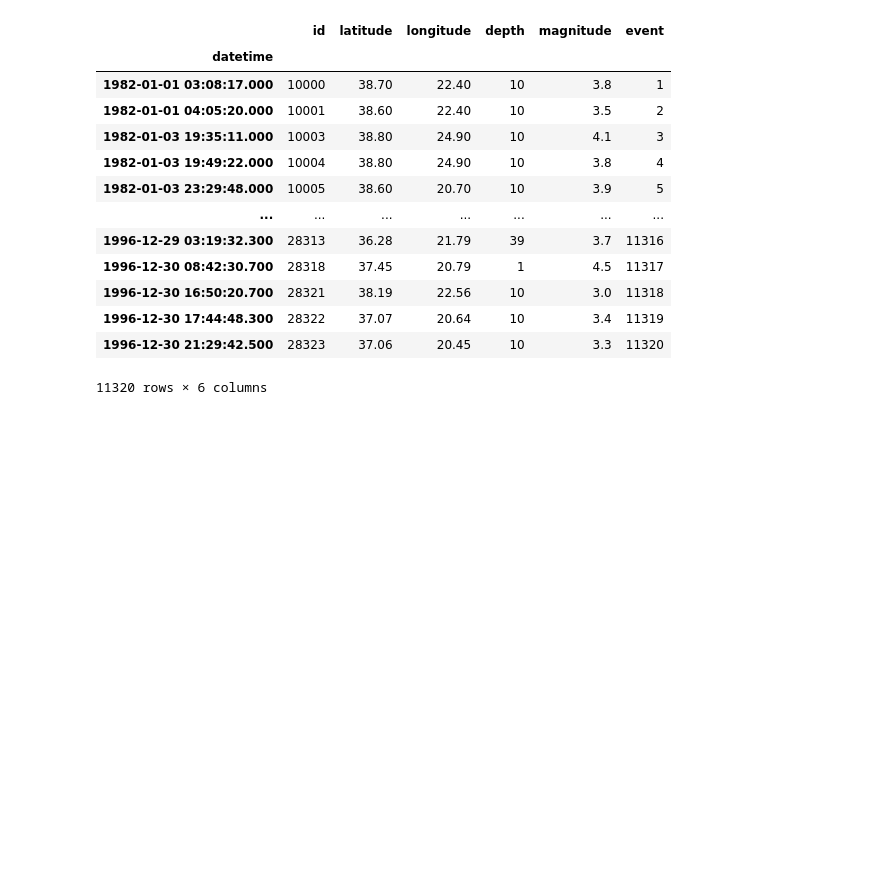
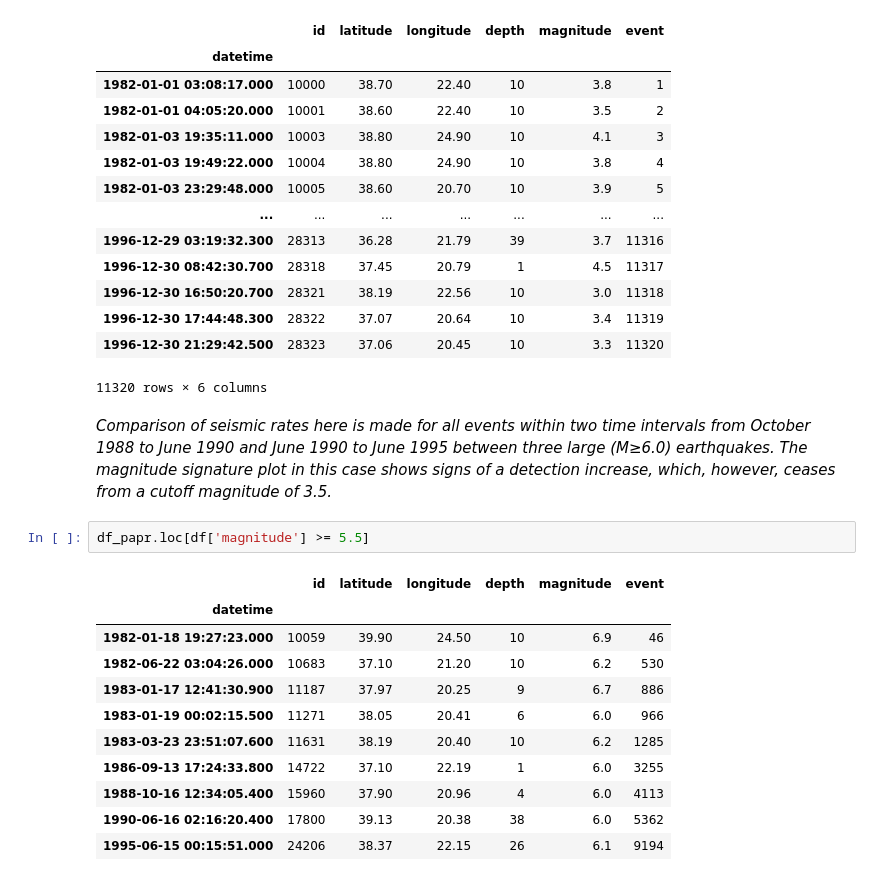
Before and after one commit to float3rs/dL, a Jupyter notebook: final/project1.ipynb, the cells around one changed output. Saved outputs shown, nothing was run; the diff lists cells and outputs as text; blank space fills up the shorter version.

```diff
--- a/final/project1.ipynb
+++ b/final/project1.ipynb
@@ -712,3 +719,19 @@ df_papr
 | 1996-12-30 17:44:48.300 | 28322 | 37.07 | 20.64 | 10 | 3.4 | 11319 |
 | 1996-12-30 21:29:42.500 | 28323 | 37.06 | 20.45 | 10 | 3.3 | 11320 |
 11320 rows × 6 columns
+# %% [markdown]
+*Comparison of seismic rates here is made for all events within two time intervals from October 1988 to June 1990 and June 1990 to June 1995 between three large (M≥6.0) earthquakes. The magnitude signature plot in this case shows signs of a detection increase, which, however, ceases from a cutoff magnitude of 3.5.*
+# %%
+df_papr.loc[df['magnitude'] >= 5.5]
+# %% [output]
+|  | id | latitude | longitude | depth | magnitude | event |
+| datetime |  |  |  |  |  |  |
+| 1982-01-18 19:27:23.000 | 10059 | 39.90 | 24.50 | 10 | 6.9 | 46 |
+| 1982-06-22 03:04:26.000 | 10683 | 37.10 | 21.20 | 10 | 6.2 | 530 |
+| 1983-01-17 12:41:30.900 | 11187 | 37.97 | 20.25 | 9 | 6.7 | 886 |
+| 1983-01-19 00:02:15.500 | 11271 | 38.05 | 20.41 | 6 | 6.0 | 966 |
+| 1983-03-23 23:51:07.600 | 11631 | 38.19 | 20.40 | 10 | 6.2 | 1285 |
+| 1986-09-13 17:24:33.800 | 14722 | 37.10 | 22.19 | 1 | 6.0 | 3255 |
+| 1988-10-16 12:34:05.400 | 15960 | 37.90 | 20.96 | 4 | 6.0 | 4113 |
+| 1990-06-16 02:16:20.400 | 17800 | 39.13 | 20.38 | 38 | 6.0 | 5362 |
+| 1995-06-15 00:15:51.000 | 24206 | 38.37 | 22.15 | 26 | 6.1 | 9194 |
```
Also changed, not shown: parts of 12 cells of this notebook, 1 other file.
